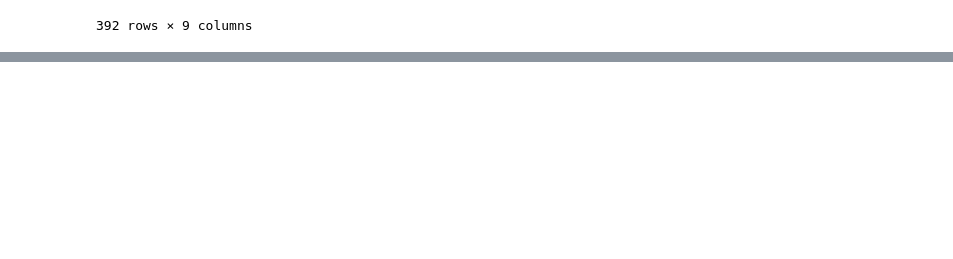
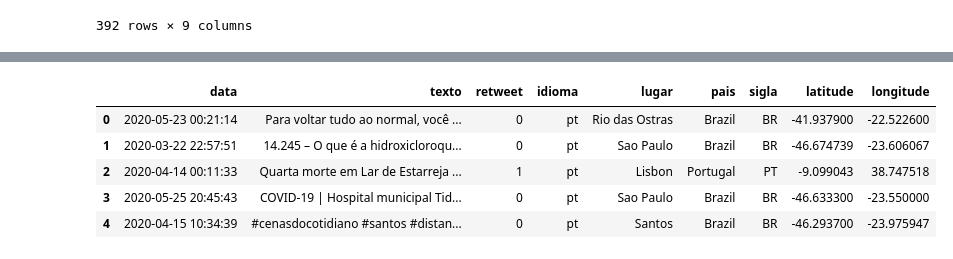
Before and after one commit to paulosalvatore/Ocean_CienciaDados_23_02_2021, a Jupyter notebook: Ocean_CienciaDados_23_02_2021.ipynb, the cells around one changed output, grey strips where cells are left out. Drawn from its saved outputs; the diff is of its cells as text; code cells hidden in the pictures; blank space fills up the shorter version.

```diff
--- a/Ocean_CienciaDados_23_02_2021.ipynb
+++ b/Ocean_CienciaDados_23_02_2021.ipynb
@@ -547,0 +572,9 @@ dt.sort_values(by=['pais', 'lugar']).loc[dt.sigla == 'BR']
+# %%
+dt.head()
+# %% [output]
+|  | data | texto | retweet | idioma | lugar | pais | sigla | latitude | longitude |
+| 0 | 2020-05-23 00:21:14 | Para voltar tudo ao normal, você ... | 0 | pt | Rio das Ostras | Brazil | BR | -41.937900 | -22.522600 |
+| 1 | 2020-03-22 22:57:51 | 14.245 – O que é a hidroxicloroqu... | 0 | pt | Sao Paulo | Brazil | BR | -46.674739 | -23.606067 |
+| 2 | 2020-04-14 00:11:33 | Quarta morte em Lar de Estarreja ... | 1 | pt | Lisbon | Portugal | PT | -9.099043 | 38.747518 |
+| 3 | 2020-05-25 20:45:43 | COVID-19 | Hospital municipal Tid... | 0 | pt | Sao Paulo | Brazil | BR | -46.633300 | -23.550000 |
+| 4 | 2020-04-15 10:34:39 | #cenasdocotidiano #santos #distan... | 0 | pt | Santos | Brazil | BR | -46.293700 | -23.975947 |
```
Also changed, not shown: parts of 3 cells of this notebook.
